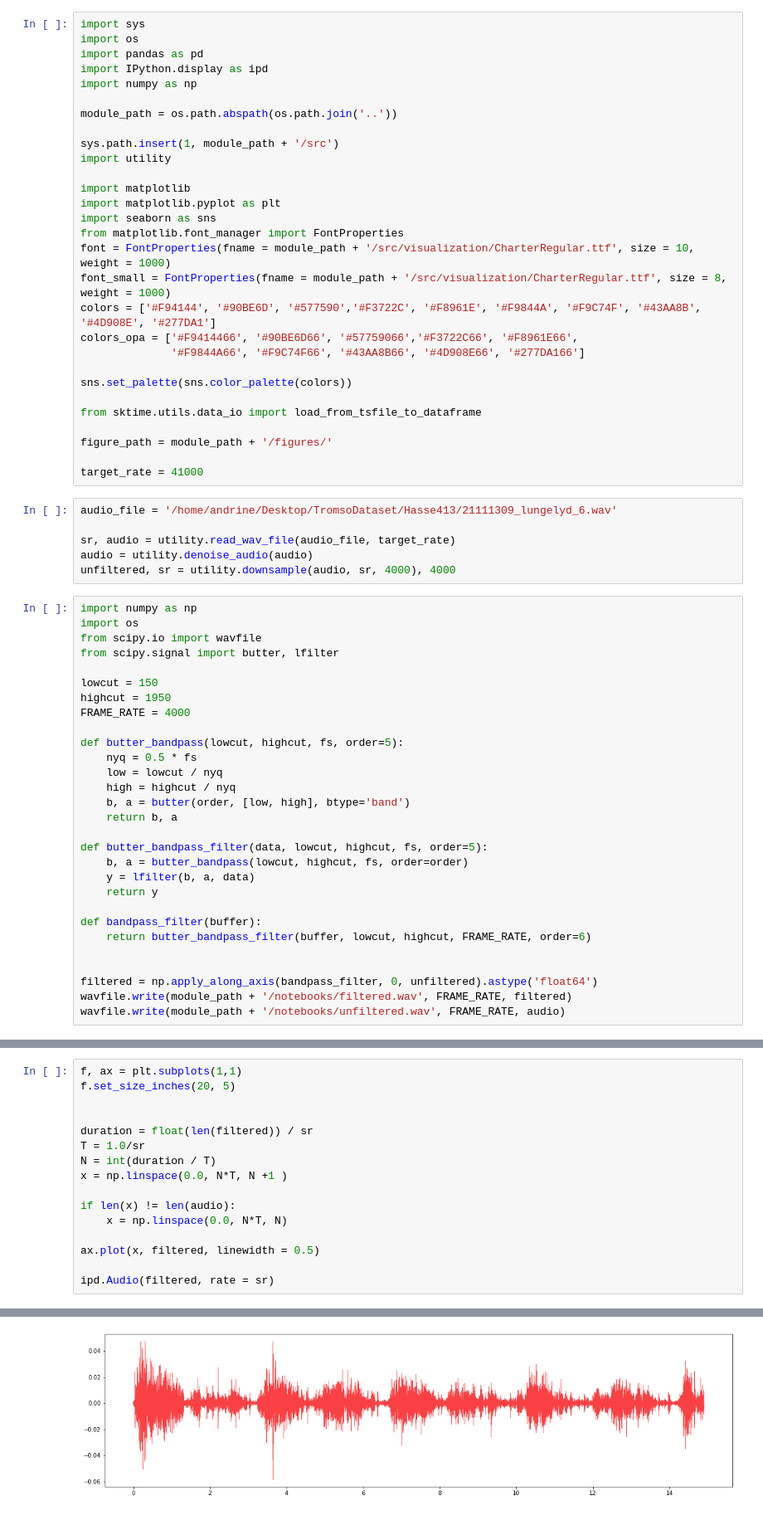
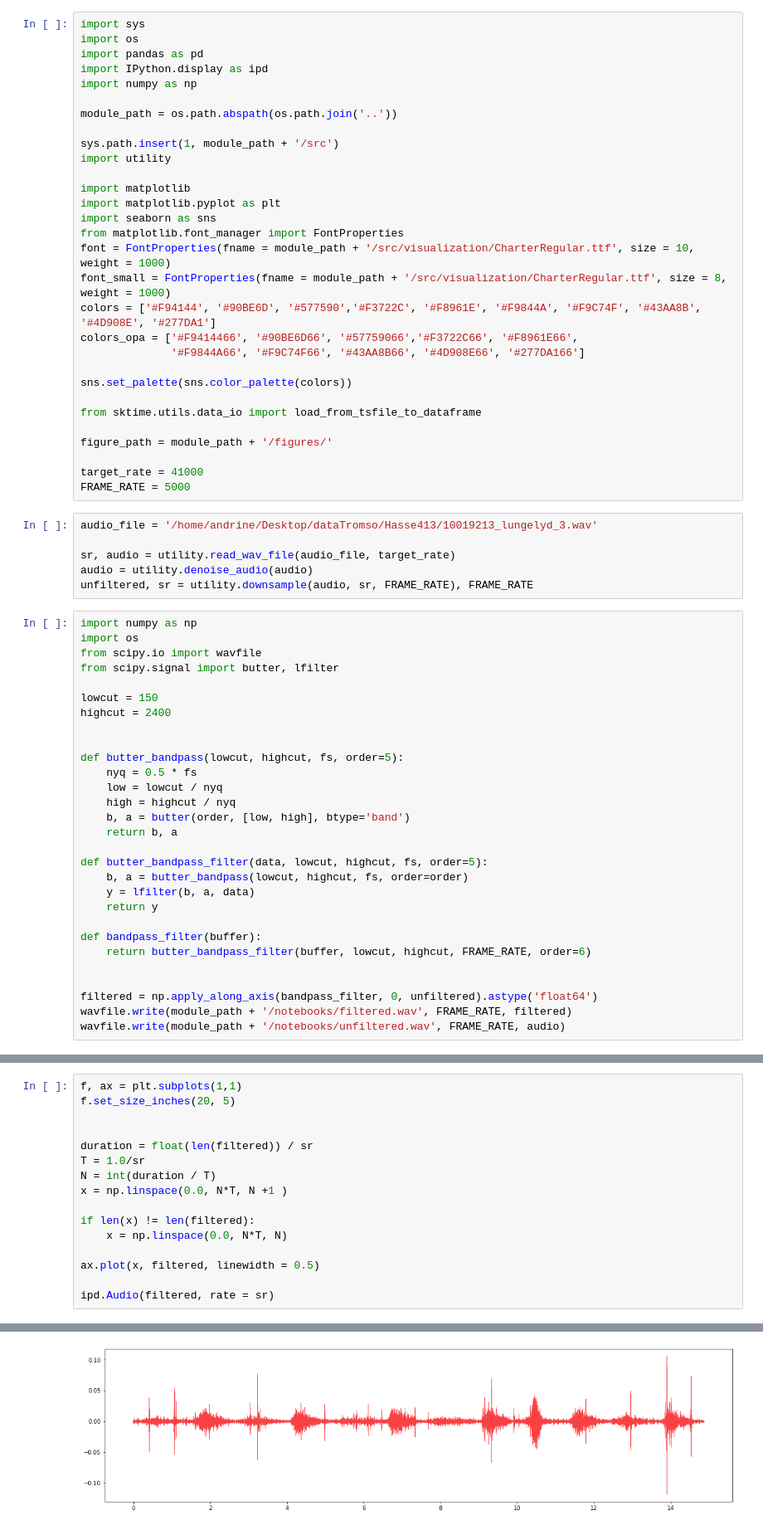
Before and after one commit to AndrineElse/AndrineElsetronning_Master2021, a Jupyter notebook: notebooks/filter_heart_sound.ipynb, the cells around one changed output, grey strips where cells are left out. Shown at 83% size. Drawn from its saved outputs; the diff is of its cells as text.

```diff
--- a/notebooks/filter_heart_sound.ipynb
+++ b/notebooks/filter_heart_sound.ipynb
@@ -27,12 +27,13 @@ from sktime.utils.data_io import load_from_tsfile_to_dataframe
 figure_path = module_path + '/figures/'
 
 target_rate = 41000
+FRAME_RATE = 5000
 # %%
-audio_file = '/home/andrine/Desktop/TromsoDataset/Hasse413/21111309_lungelyd_6.wav'
+audio_file = '/home/andrine/Desktop/dataTromso/Hasse413/10019213_lungelyd_3.wav'
 
 sr, audio = utility.read_wav_file(audio_file, target_rate)
 audio = utility.denoise_audio(audio)
-unfiltered, sr = utility.downsample(audio, sr, 4000), 4000
+unfiltered, sr = utility.downsample(audio, sr, FRAME_RATE), FRAME_RATE
 # %%
 import numpy as np
 import os
@@ -40,8 +41,8 @@ from scipy.io import wavfile
 from scipy.signal import butter, lfilter
 
 lowcut = 150
-highcut = 1950
-FRAME_RATE = 4000
+highcut = 2400
+
 
 def butter_bandpass(lowcut, highcut, fs, order=5):
     nyq = 0.5 * fs
@@ -84,22 +85,22 @@ ipd.Audio(unfiltered, rate = sr)
 # %%
 f, ax = plt.subplots(1,1)
 f.set_size_inches(20, 5)
 
 
 duration = float(len(filtered)) / sr
 T = 1.0/sr
 N = int(duration / T)
 x = np.linspace(0.0, N*T, N +1 )
 
-if len(x) != len(audio):
+if len(x) != len(filtered):
     x = np.linspace(0.0, N*T, N)
 
 ax.plot(x, filtered, linewidth = 0.5)
 
 ipd.Audio(filtered, rate = sr)
 # %% [output]
 [interactive output not drawn]
-[figure, old version]
+[figure, new version]
 # %%
 plot_dict = {
     'unfiltered' : unfiltered,
```
Also changed, not shown: parts of 4 cells of this notebook, 20 other files.
